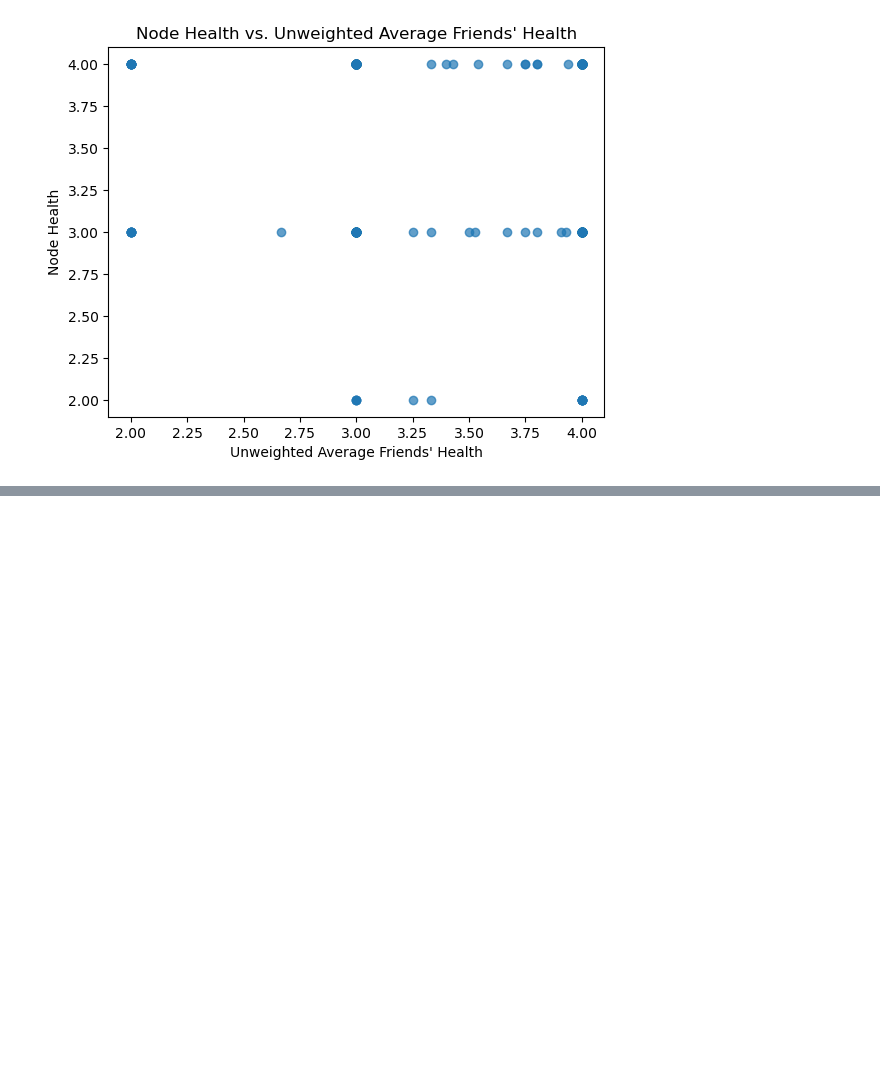
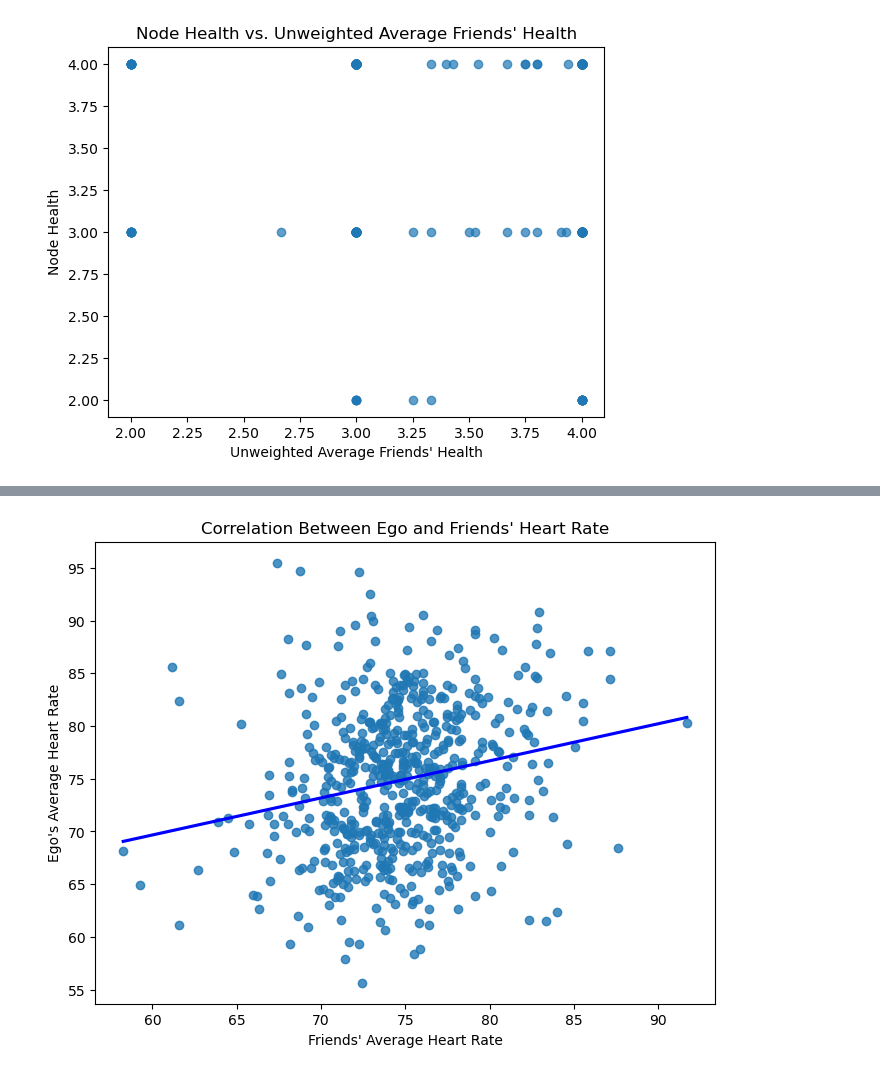
Before and after one commit to rohancshah21/cs6850-final-proj, a Jupyter notebook: analysis1/final_proj_prelim_analysis.ipynb, the cells around one changed output, grey strips where cells are left out. Cells and saved outputs as stored; diff of their text form; code cells hidden in the pictures; blank space fills up the shorter version.

```diff
--- a/analysis1/final_proj_prelim_analysis.ipynb
+++ b/analysis1/final_proj_prelim_analysis.ipynb
@@ -253,0 +256,34 @@ Pearson Correlation (Unweighted): -0.06, p-value: 2.68e-01
+# %%
+import pandas as pd
+fitbit_data = pd.read_csv('FitbitActivity.csv')
+fitbit_data.dropna(subset=['steps', 'lowrangemins', 'fatburnmins', 'cardiomins', 'peakmins', 'sedentaryminutes', 'lightlyactiveminutes', 'fairlyactiveminutes', 'veryactiveminutes'])
+# Group by 'egoid' and calculate the average for the specified columns
+averages = fitbit_data.groupby('egoid').agg({
+    'steps': 'mean',                 # Average steps
+    'meanrate': 'mean',              # Average heart rate
+    'sedentaryminutes': 'mean',      # Average sedentary minutes
+    'lightlyactiveminutes': 'mean',  # Average lightly active minutes
+    'fairlyactiveminutes': 'mean',   # Average fairly active minutes
+    'veryactiveminutes': 'mean',     # Average very active minutes
+    'lowrangemins': 'mean',          # Average low-range minutes
+    'fatburnmins': 'mean',           # Average fat-burn minutes
+    'cardiomins': 'mean',            # Average cardio minutes
+    'peakmins': 'mean'               # Average peak minutes
+}).reset_index()
+
+# Rename columns for clarity
+averages.rename(columns={
+    'steps': 'average_steps',
+    'meanrate': 'average_heart_rate',
+    'sedentaryminutes': 'average_sedentary_minutes',
+    'lightlyactiveminutes': 'average_lightly_active_minutes',
+    'fairlyactiveminutes': 'average_fairly_active_minutes',
+    'veryactiveminutes': 'average_very_active_minutes',
+    'lowrangemins': 'average_low_range_minutes',
+    'fatburnmins': 'average_fat_burn_minutes',
+    'cardiomins': 'average_cardio_minutes',
+    'peakmins': 'average_peak_minutes'
+}, inplace=True)
+
+# Save or display the result
+print(averages.head())  # Display the result
@@ -253,0 +405,10 @@ Pearson Correlation (Unweighted): -0.06, p-value: 2.68e-01
+# %%
+# Scatter plot for ego heart rate vs. friends' average heart rate
+plt.figure(figsize=(8, 6))
+sns.regplot(x='friends_average_heart_rate', y='ego_heart_rate', data=comparisons_df, ci=None, line_kws={'color': 'blue'})
+plt.xlabel("Friends' Average Heart Rate")
+plt.ylabel("Ego's Average Heart Rate")
+plt.title("Correlation Between Ego and Friends' Heart Rate")
+plt.show()
+# %% [output]
+[figure, added]
```
Also changed, not shown: parts of 11 cells of this notebook, 1 other file.
